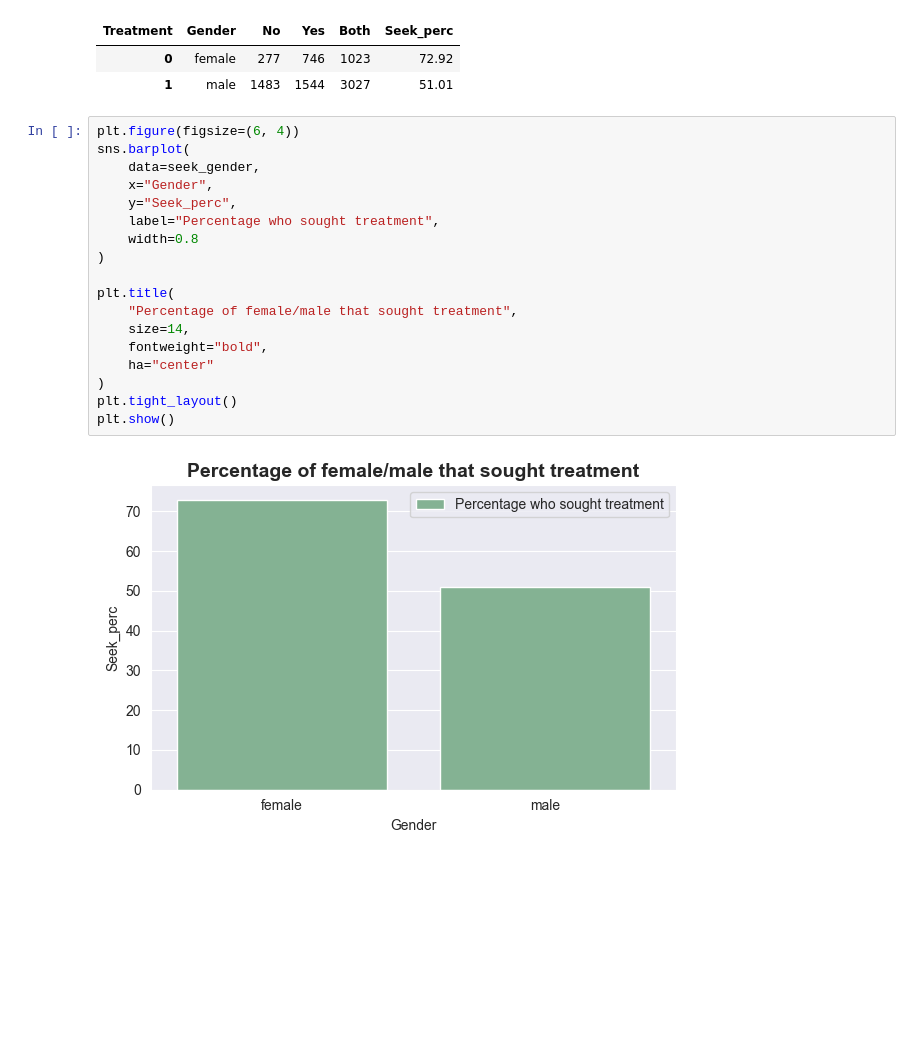
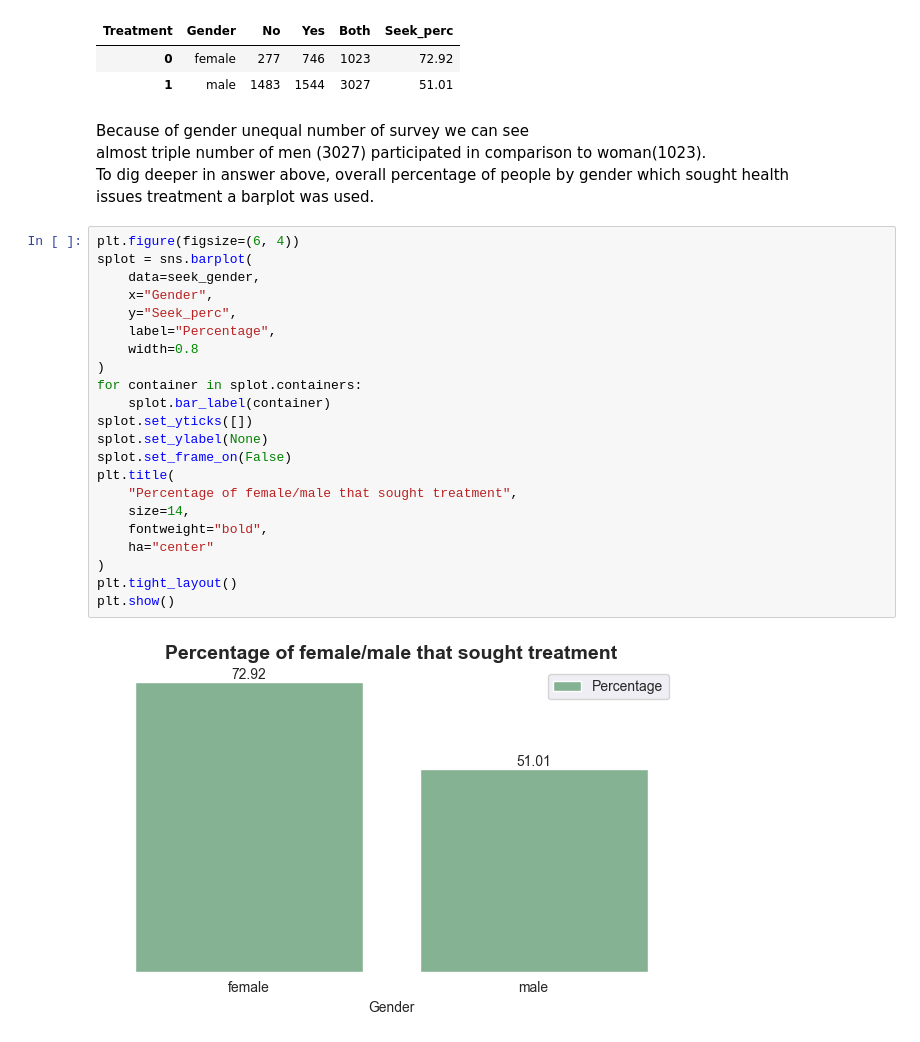
Before and after one commit to ShariYo/Modul2_Sprint1, a Jupyter notebook: project/main.ipynb, the cells around one changed output. Saved outputs shown, nothing was run; the diff lists cells and outputs as text; blank space fills up the shorter version.

Commit message:
almost finished

```diff
--- a/project/main.ipynb
+++ b/project/main.ipynb
@@ -525,23 +525,32 @@ seek_gender
 | Treatment | Gender | No | Yes | Both | Seek_perc |
 | 0 | female | 277 | 746 | 1023 | 72.92 |
 | 1 | male | 1483 | 1544 | 3027 | 51.01 |
+# %% [markdown]
+Because of gender unequal number of survey we can see
+almost triple number of men (3027) participated in comparison to woman(1023).
+To dig deeper in answer above, overall percentage of people by gender which sought health
+issues treatment a barplot was used.
 # %%
 plt.figure(figsize=(6, 4))
-sns.barplot(
+splot = sns.barplot(
     data=seek_gender,
     x="Gender",
     y="Seek_perc",
-    label="Percentage who sought treatment",
+    label="Percentage",
     width=0.8
 )
-
+for container in splot.containers:
+    splot.bar_label(container)
+splot.set_yticks([])
+splot.set_ylabel(None)
+splot.set_frame_on(False)
 plt.title(
     "Percentage of female/male that sought treatment",
     size=14,
     fontweight="bold",
     ha="center"
 )
 plt.tight_layout()
 plt.show()
 # %% [output]
-[figure, old version]
+[figure, new version]
```
Also changed, not shown: parts of 11 cells of this notebook.
